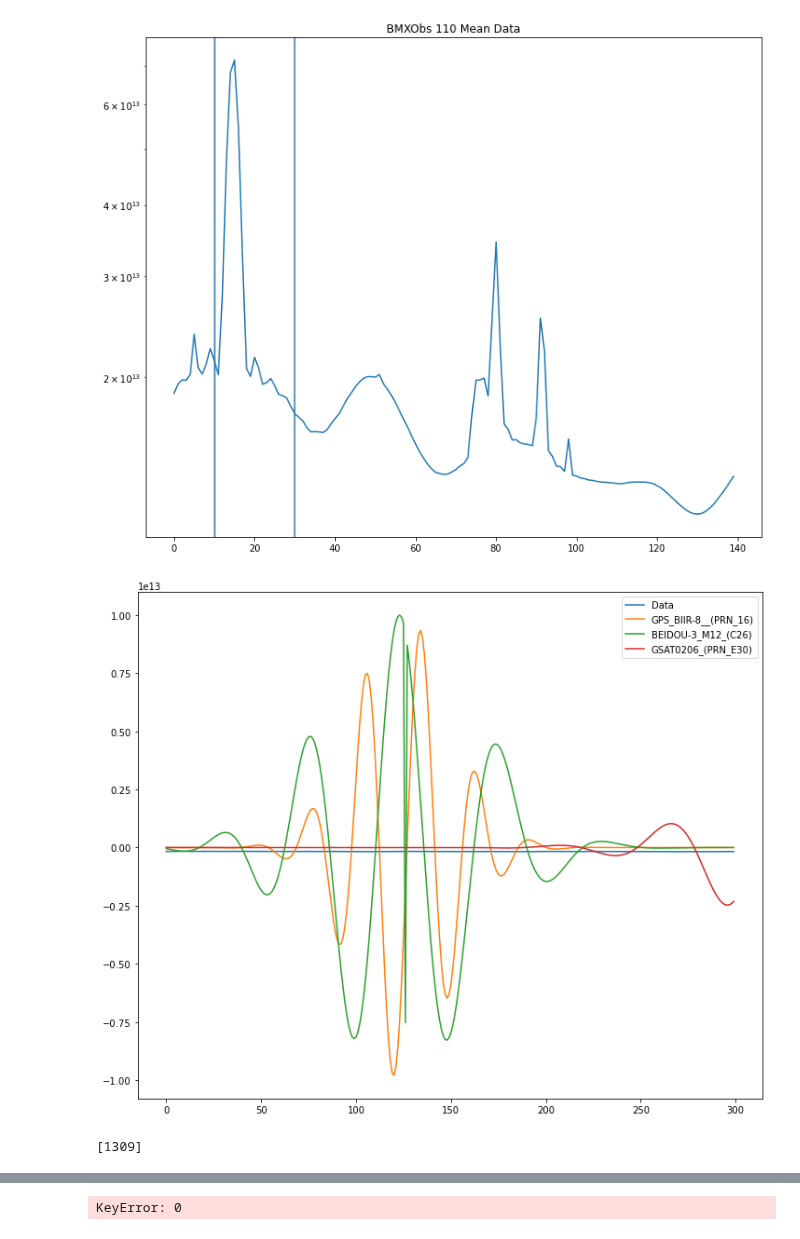
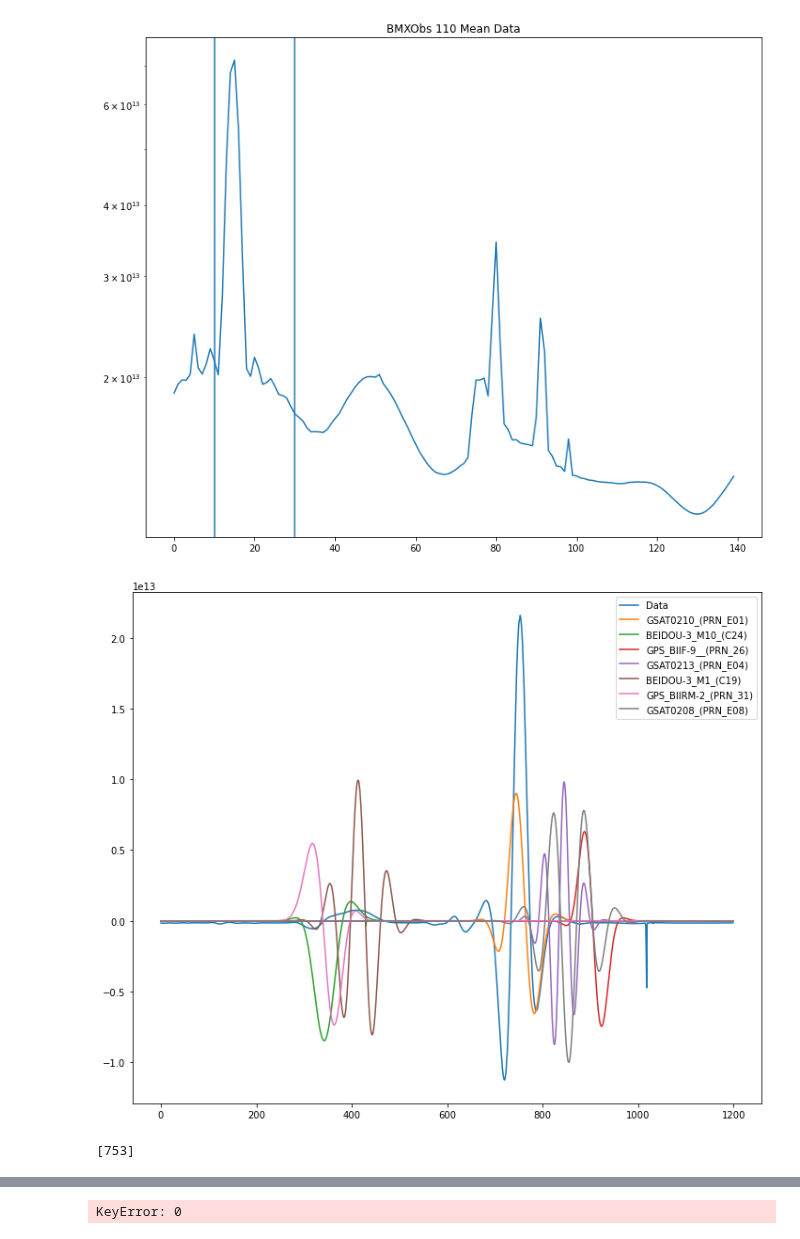
Before and after one commit to bmxdemo/bmxobs, a Jupyter notebook: towards1.ipynb, the cells around one changed output, grey strips where cells are left out. Drawn from its saved outputs; the diff is of its cells as text; code cells hidden in the pictures.

```diff
--- a/towards1.ipynb
+++ b/towards1.ipynb
@@ -42,30 +44,30 @@ plt.show()
 # %% [output]
 [figure]
 # %%
-cut = [1300,1600]
-channel = 23
+cut = [0,1200]
+channel = 12
 
 plt.figure(figsize=(12,10))
 plt.plot(D[channel][cut[0]:cut[1]].real,label='Data')
 
 tracks = {}
 sats = {}
 for n,s in zip(D.sat_id,D.sat):
     if "COS" not in n:
         #dx= np.exp(-np.cos(s['alt'])**2/(2*0.05**2))
         track = np.array([np.cos(s['alt'])*np.cos(s['az']),np.cos(s['alt'])*np.sin(s['az'])]).T
         dx = SingleFreqGeometry(1,freq=D.freq).point_source(channel,1e13,track,0).real
         if max(dx[cut[0]:cut[1]])>1e12:
             plt.plot(dx[cut[0]:cut[1]],label=n)
             tracks[n] = track
             sats[n] = dx
 
 plt.legend()
 plt.show()
 print(np.arange(cut[0],cut[1])[D[channel][cut[0]:cut[1]].real==max(D[channel][cut[0]:cut[1]].real)])
 # %% [output]
-[figure, old version]
+[figure, new version]
-[1309]
+[753]
 # %%
 find_peaks(abs(D[12]),height=1e12)
 for n,s in zip(D.sat_id,D.sat):
```
Also changed, not shown: parts of 1 cell of this notebook, 4 other files.
